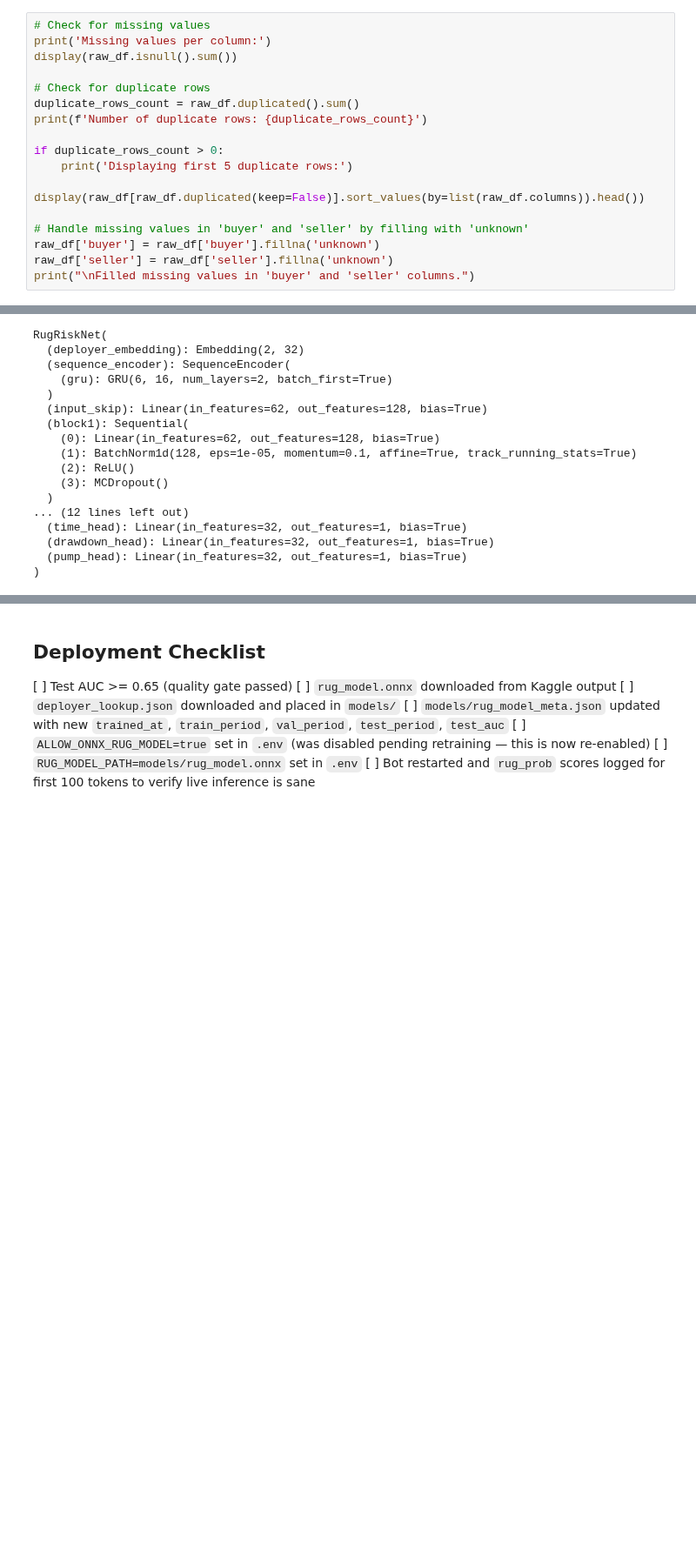
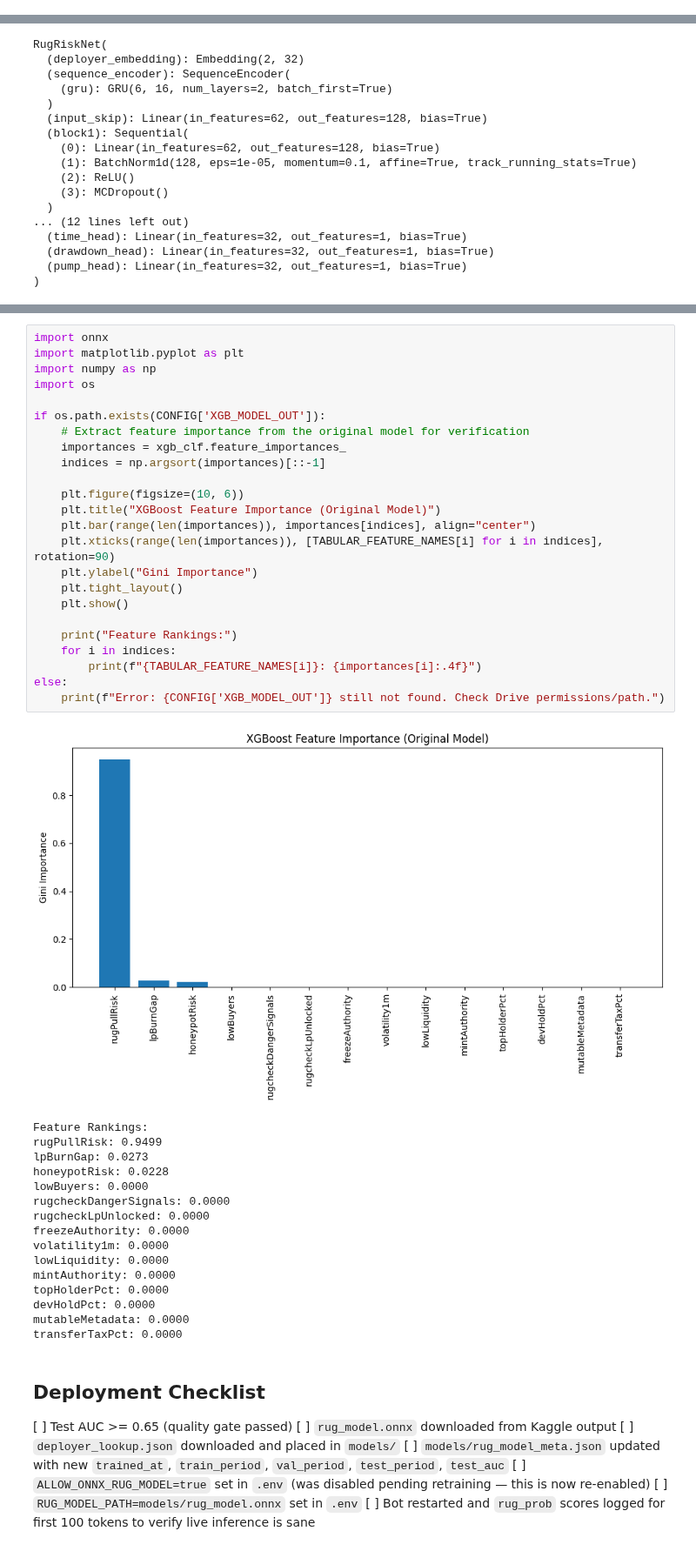
Before and after one commit to Salazar254/meme_coin, a Jupyter notebook: retrain_rug_model_2025_2026_kaggle.ipynb, the cells around one changed output, grey strips where cells are left out. Shown at 87% size. Cells and saved outputs as stored; diff of their text form; blank space fills up the shorter version.

```diff
--- a/retrain_rug_model_2025_2026_kaggle.ipynb
+++ b/retrain_rug_model_2025_2026_kaggle.ipynb
@@ -595,17 +222,0 @@ KeyboardInterrupt:
-# %%
-# Check for missing values
-print('Missing values per column:')
-display(raw_df.isnull().sum())
-
-# Check for duplicate rows
-duplicate_rows_count = raw_df.duplicated().sum()
-print(f'Number of duplicate rows: {duplicate_rows_count}')
-
-if duplicate_rows_count > 0:
-    print('Displaying first 5 duplicate rows:')
-    display(raw_df[raw_df.duplicated(keep=False)].sort_values(by=list(raw_df.columns)).head())
-
-# Handle missing values in 'buyer' and 'seller' by filling with 'unknown'
-raw_df['buyer'] = raw_df['buyer'].fillna('unknown')
-raw_df['seller'] = raw_df['seller'].fillna('unknown')
-print("\nFilled missing values in 'buyer' and 'seller' columns.")
@@ -1857,3 +919,44 @@ print({"xgb_onnx_path": CONFIG['XGB_MODEL_OUT'], "xgb_onnx_prob": xgb_onnx_prob}
+# %%
+import onnx
+import matplotlib.pyplot as plt
+import numpy as np
+import os
+
+if os.path.exists(CONFIG['XGB_MODEL_OUT']):
+    # Extract feature importance from the original model for verification
+    importances = xgb_clf.feature_importances_
+    indices = np.argsort(importances)[::-1]
+
+    plt.figure(figsize=(10, 6))
+    plt.title("XGBoost Feature Importance (Original Model)")
+    plt.bar(range(len(importances)), importances[indices], align="center")
+    plt.xticks(range(len(importances)), [TABULAR_FEATURE_NAMES[i] for i in indices], rotation=90)
+    plt.ylabel("Gini Importance")
+    plt.tight_layout()
+    plt.show()
+
+    print("Feature Rankings:")
+    for i in indices:
+        print(f"{TABULAR_FEATURE_NAMES[i]}: {importances[i]:.4f}")
+else:
+    print(f"Error: {CONFIG['XGB_MODEL_OUT']} still not found. Check Drive permissions/path.")
+# %% [output]
+[figure, added]
+Feature Rankings:
+rugPullRisk: 0.9499
+lpBurnGap: 0.0273
+honeypotRisk: 0.0228
+lowBuyers: 0.0000
+rugcheckDangerSignals: 0.0000
+rugcheckLpUnlocked: 0.0000
+freezeAuthority: 0.0000
+volatility1m: 0.0000
+lowLiquidity: 0.0000
+mintAuthority: 0.0000
+topHolderPct: 0.0000
+devHoldPct: 0.0000
+mutableMetadata: 0.0000
+transferTaxPct: 0.0000
 # %% [markdown]
 ## Deployment Checklist
 
```
Also changed, not shown: parts of 17 cells of this notebook.
